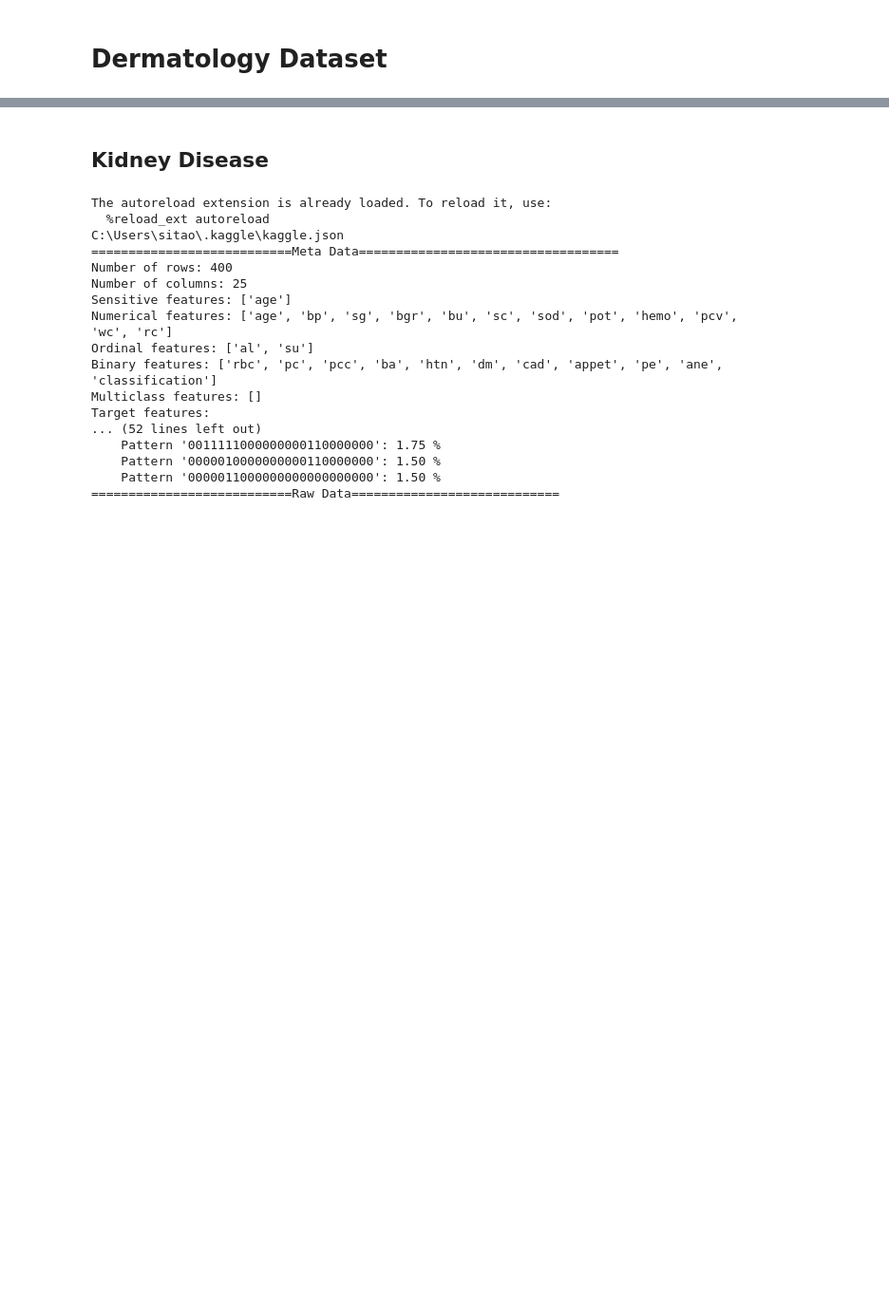
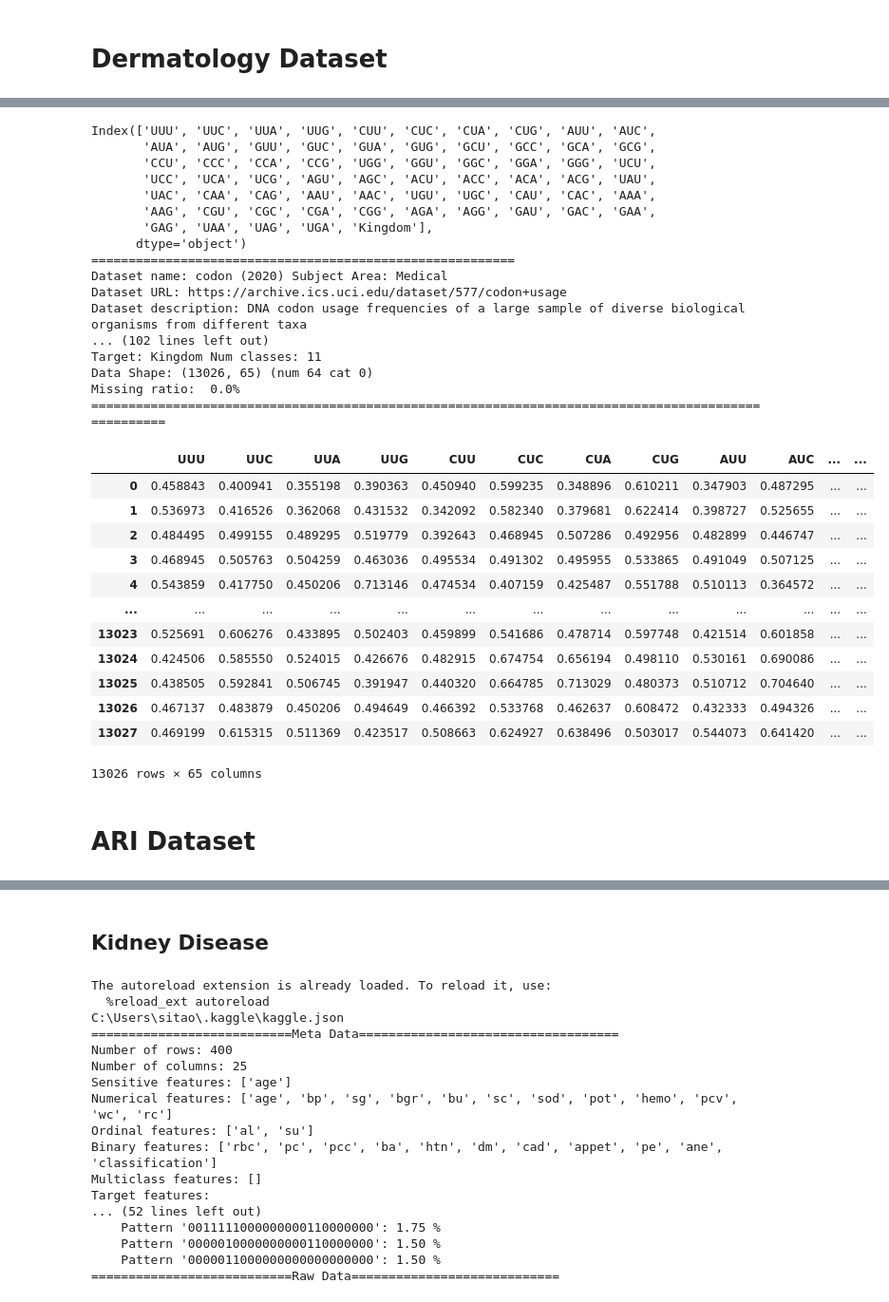
Before and after one commit to sitaomin1994/MedicalDataKit, a Jupyter notebook: notebook/data_fetch.ipynb, the cells around one changed output, grey strips where cells are left out. Shown at 95% size. Drawn from its saved outputs; the diff is of its cells as text; code cells hidden in the pictures; blank space fills up the shorter version.

```diff
--- a/notebook/data_fetch.ipynb
+++ b/notebook/data_fetch.ipynb
@@ -648,0 +1342,8 @@ Target features:
+# %%
+%load_ext autoreload
+%autoreload 2
+from MedDataKit.dataset.repo_dataset import CodonUsageDataset
+
+dataset = CodonUsageDataset()
+data = dataset.load_raw_data()
+data.head()
@@ -648,0 +1360,44 @@ Target features:
+# %%
+print(data.columns)
+dataset.show_dataset_info()
+print(dataset.get_task_names())
+dataset.generate_ml_task_dataset(
+    task_name = 'predict_kingdom',
+    config = {'numerical_encoding': 'quantile', 'missing_strategy': 'impute'},
+    verbose = True
+)
+dataset.ml_task_dataset.show_dataset_info()
+dataset.ml_task_dataset.data
+# %% [output]
+Index(['UUU', 'UUC', 'UUA', 'UUG', 'CUU', 'CUC', 'CUA', 'CUG', 'AUU', 'AUC',
+       'AUA', 'AUG', 'GUU', 'GUC', 'GUA', 'GUG', 'GCU', 'GCC', 'GCA', 'GCG',
+       'CCU', 'CCC', 'CCA', 'CCG', 'UGG', 'GGU', 'GGC', 'GGA', 'GGG', 'UCU',
+       'UCC', 'UCA', 'UCG', 'AGU', 'AGC', 'ACU', 'ACC', 'ACA', 'ACG', 'UAU',
+       'UAC', 'CAA', 'CAG', 'AAU', 'AAC', 'UGU', 'UGC', 'CAU', 'CAC', 'AAA',
+       'AAG', 'CGU', 'CGC', 'CGA', 'CGG', 'AGA', 'AGG', 'GAU', 'GAC', 'GAA',
+       'GAG', 'UAA', 'UAG', 'UGA', 'Kingdom'],
+      dtype='object')
+=========================================================
+Dataset name: codon (2020) Subject Area: Medical
+Dataset URL: https://archive.ics.uci.edu/dataset/577/codon+usage
+Dataset description: DNA codon usage frequencies of a large sample of diverse biological organisms from different taxa
+... (102 lines left out)
+Target: Kingdom Num classes: 11
+Data Shape: (13026, 65) (num 64 cat 0)
+Missing ratio:  0.0%
+====================================================================================================
+|  | UUU | UUC | UUA | UUG | CUU | CUC | CUA | CUG | AUU | AUC | ... | ... |
+| 0 | 0.458843 | 0.400941 | 0.355198 | 0.390363 | 0.450940 | 0.599235 | 0.348896 | 0.610211 | 0.347903 | 0.487295 | ... | ... |
+| 1 | 0.536973 | 0.416526 | 0.362068 | 0.431532 | 0.342092 | 0.582340 | 0.379681 | 0.622414 | 0.398727 | 0.525655 | ... | ... |
+| 2 | 0.484495 | 0.499155 | 0.489295 | 0.519779 | 0.392643 | 0.468945 | 0.507286 | 0.492956 | 0.482899 | 0.446747 | ... | ... |
+| 3 | 0.468945 | 0.505763 | 0.504259 | 0.463036 | 0.495534 | 0.491302 | 0.495955 | 0.533865 | 0.491049 | 0.507125 | ... | ... |
+| 4 | 0.543859 | 0.417750 | 0.450206 | 0.713146 | 0.474534 | 0.407159 | 0.425487 | 0.551788 | 0.510113 | 0.364572 | ... | ... |
+| ... | ... | ... | ... | ... | ... | ... | ... | ... | ... | ... | ... | ... |
+| 13023 | 0.525691 | 0.606276 | 0.433895 | 0.502403 | 0.459899 | 0.541686 | 0.478714 | 0.597748 | 0.421514 | 0.601858 | ... | ... |
+| 13024 | 0.424506 | 0.585550 | 0.524015 | 0.426676 | 0.482915 | 0.674754 | 0.656194 | 0.498110 | 0.530161 | 0.690086 | ... | ... |
+| 13025 | 0.438505 | 0.592841 | 0.506745 | 0.391947 | 0.440320 | 0.664785 | 0.713029 | 0.480373 | 0.510712 | 0.704640 | ... | ... |
+| 13026 | 0.467137 | 0.483879 | 0.450206 | 0.494649 | 0.466392 | 0.533768 | 0.462637 | 0.608472 | 0.432333 | 0.494326 | ... | ... |
+| 13027 | 0.469199 | 0.615315 | 0.511369 | 0.423517 | 0.508663 | 0.624927 | 0.638496 | 0.503017 | 0.544073 | 0.641420 | ... | ... |
+13026 rows × 65 columns
+# %% [markdown]
+# ARI Dataset
```
Also changed, not shown: parts of 66 cells of this notebook, 12 other files.
